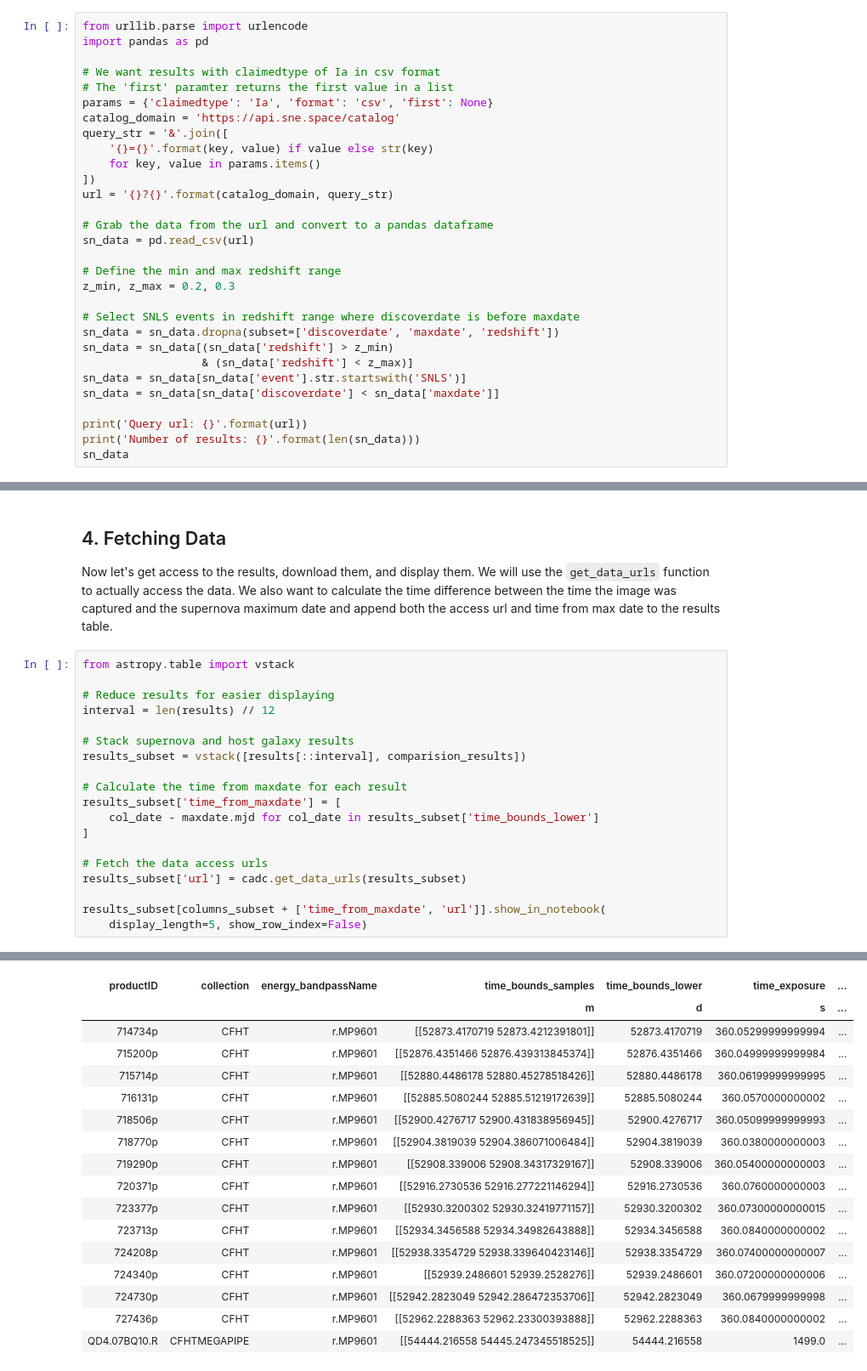
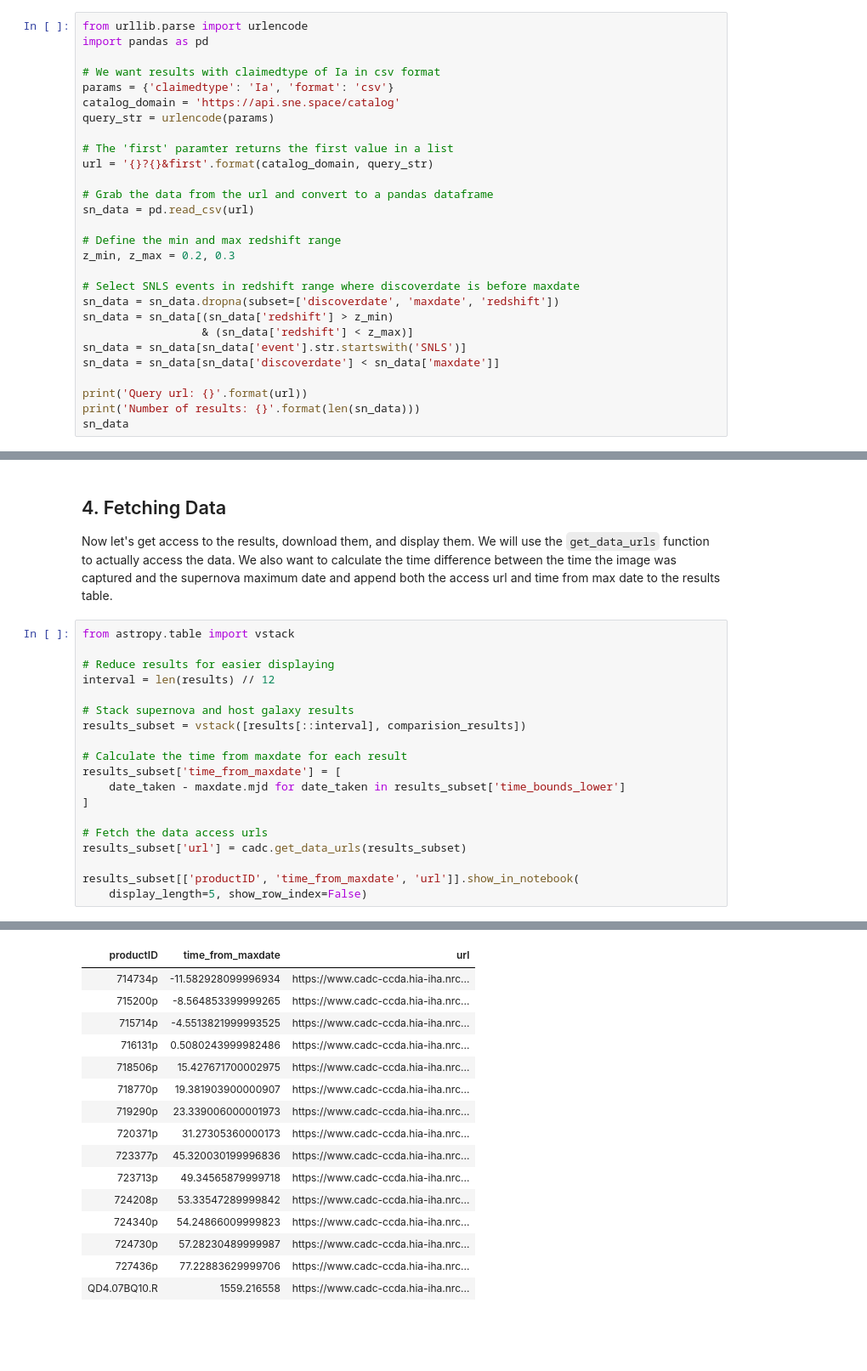
Before and after one commit to ellieb/astroquery_tutorial, a Jupyter notebook: astroquery_example_supernova.ipynb, the cells around one changed output, grey strips where cells are left out. Shown at 85% size. Drawn from its saved outputs; the diff is of its cells as text; blank space fills up the shorter version.

Commit message:
Cleaning up supernova and quasar notebooks

```diff
--- a/astroquery_example_supernova.ipynb
+++ b/astroquery_example_supernova.ipynb
@@ -47,14 +48,12 @@ from urllib.parse import urlencode
 import pandas as pd
 
 # We want results with claimedtype of Ia in csv format
+params = {'claimedtype': 'Ia', 'format': 'csv'}
+catalog_domain = 'https://api.sne.space/catalog'
+query_str = urlencode(params)
+
 # The 'first' paramter returns the first value in a list
-params = {'claimedtype': 'Ia', 'format': 'csv', 'first': None}
-catalog_domain = 'https://api.sne.space/catalog'
-query_str = '&'.join([
-    '{}={}'.format(key, value) if value else str(key)
-    for key, value in params.items()
-])
-url = '{}?{}'.format(catalog_domain, query_str)
+url = '{}?{}&first'.format(catalog_domain, query_str)
 
 # Grab the data from the url and convert to a pandas dataframe
 sn_data = pd.read_csv(url)
@@ -226,41 +225,40 @@ Now let's get access to the results, download them, and display them. We will us
 # %%
 from astropy.table import vstack
 
 # Reduce results for easier displaying
 interval = len(results) // 12
 
 # Stack supernova and host galaxy results
 results_subset = vstack([results[::interval], comparision_results])
 
 # Calculate the time from maxdate for each result
 results_subset['time_from_maxdate'] = [
-    col_date - maxdate.mjd for col_date in results_subset['time_bounds_lower']
+    date_taken - maxdate.mjd for date_taken in results_subset['time_bounds_lower']
 ]
 
 # Fetch the data access urls
 results_subset['url'] = cadc.get_data_urls(results_subset)
 
-results_subset[columns_subset + ['time_from_maxdate', 'url']].show_in_notebook(
+results_subset[['productID', 'time_from_maxdate', 'url']].show_in_notebook(
     display_length=5, show_row_index=False)
 # %% [output]
 Table masked=True length=15
-| productID | collection | energy_bandpassName | time_bounds_samples | time_bounds_lower | time_exposure | ... |
-|  |  |  | m | d | s | ... |
-| 714734p | CFHT | r.MP9601 | [[52873.4170719 52873.4212391801]] | 52873.4170719 | 360.05299999999994 | ... |
-| 715200p | CFHT | r.MP9601 | [[52876.4351466 52876.439313845374]] | 52876.4351466 | 360.04999999999984 | ... |
-| 715714p | CFHT | r.MP9601 | [[52880.4486178 52880.45278518426]] | 52880.4486178 | 360.06199999999995 | ... |
-| 716131p | CFHT | r.MP9601 | [[52885.5080244 52885.51219172639]] | 52885.5080244 | 360.0570000000002 | ... |
-| 718506p | CFHT | r.MP9601 | [[52900.4276717 52900.431838956945]] | 52900.4276717 | 360.05099999999993 | ... |
-| 718770p | CFHT | r.MP9601 | [[52904.3819039 52904.386071006484]] | 52904.3819039 | 360.0380000000003 | ... |
-| 719290p | CFHT | r.MP9601 | [[52908.339006 52908.34317329167]] | 52908.339006 | 360.05400000000003 | ... |
-| 720371p | CFHT | r.MP9601 | [[52916.2730536 52916.277221146294]] | 52916.2730536 | 360.0760000000003 | ... |
-| 723377p | CFHT | r.MP9601 | [[52930.3200302 52930.32419771157]] | 52930.3200302 | 360.07300000000015 | ... |
-| 723713p | CFHT | r.MP9601 | [[52934.3456588 52934.34982643888]] | 52934.3456588 | 360.0840000000002 | ... |
-| 724208p | CFHT | r.MP9601 | [[52938.3354729 52938.339640423146]] | 52938.3354729 | 360.07400000000007 | ... |
-| 724340p | CFHT | r.MP9601 | [[52939.2486601 52939.2528276]] | 52939.2486601 | 360.07200000000006 | ... |
-| 724730p | CFHT | r.MP9601 | [[52942.2823049 52942.286472353706]] | 52942.2823049 | 360.0679999999998 | ... |
-| 727436p | CFHT | r.MP9601 | [[52962.2288363 52962.23300393888]] | 52962.2288363 | 360.0840000000002 | ... |
-| QD4.07BQ10.R | CFHTMEGAPIPE | r.MP9601 | [[54444.216558 54445.247345518525]] | 54444.216558 | 1499.0 | ... |
+| productID | time_from_maxdate | url |
+| 714734p | -11.582928099996934 | https://www.cadc-ccda.hia-iha.nrc... |
+| 715200p | -8.564853399999265 | https://www.cadc-ccda.hia-iha.nrc... |
+| 715714p | -4.5513821999993525 | https://www.cadc-ccda.hia-iha.nrc... |
+| 716131p | 0.5080243999982486 | https://www.cadc-ccda.hia-iha.nrc... |
+| 718506p | 15.427671700002975 | https://www.cadc-ccda.hia-iha.nrc... |
+| 718770p | 19.381903900000907 | https://www.cadc-ccda.hia-iha.nrc... |
+| 719290p | 23.339006000001973 | https://www.cadc-ccda.hia-iha.nrc... |
+| 720371p | 31.27305360000173 | https://www.cadc-ccda.hia-iha.nrc... |
+| 723377p | 45.320030199996836 | https://www.cadc-ccda.hia-iha.nrc... |
+| 723713p | 49.34565879999718 | https://www.cadc-ccda.hia-iha.nrc... |
+| 724208p | 53.33547289999842 | https://www.cadc-ccda.hia-iha.nrc... |
+| 724340p | 54.24866009999823 | https://www.cadc-ccda.hia-iha.nrc... |
+| 724730p | 57.28230489999987 | https://www.cadc-ccda.hia-iha.nrc... |
+| 727436p | 77.22883629999706 | https://www.cadc-ccda.hia-iha.nrc... |
+| QD4.07BQ10.R | 1559.216558 | https://www.cadc-ccda.hia-iha.nrc... |
 # %% [markdown]
 The urls give access to the actual data, so now we can fetch the file, get data to calculate a cutout, open it with the astropy fits module, and display an image!
 
```
Also changed, not shown: parts of 12 cells of this notebook, 1 other file.
